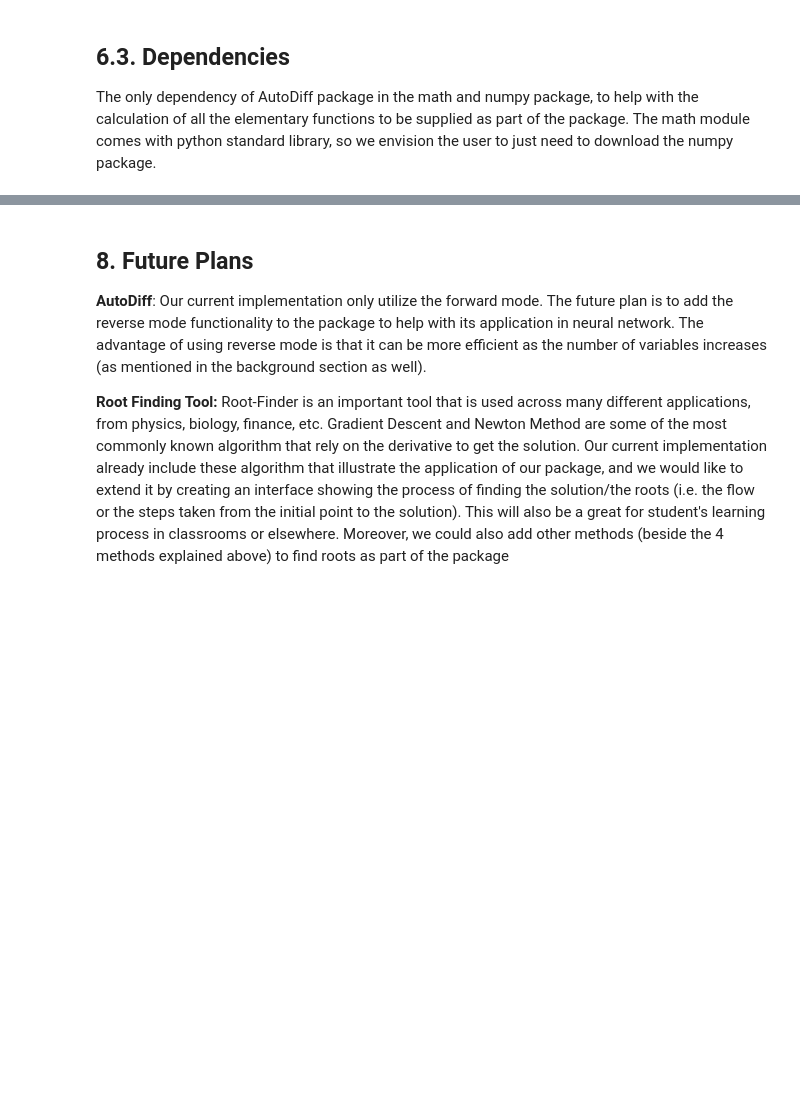
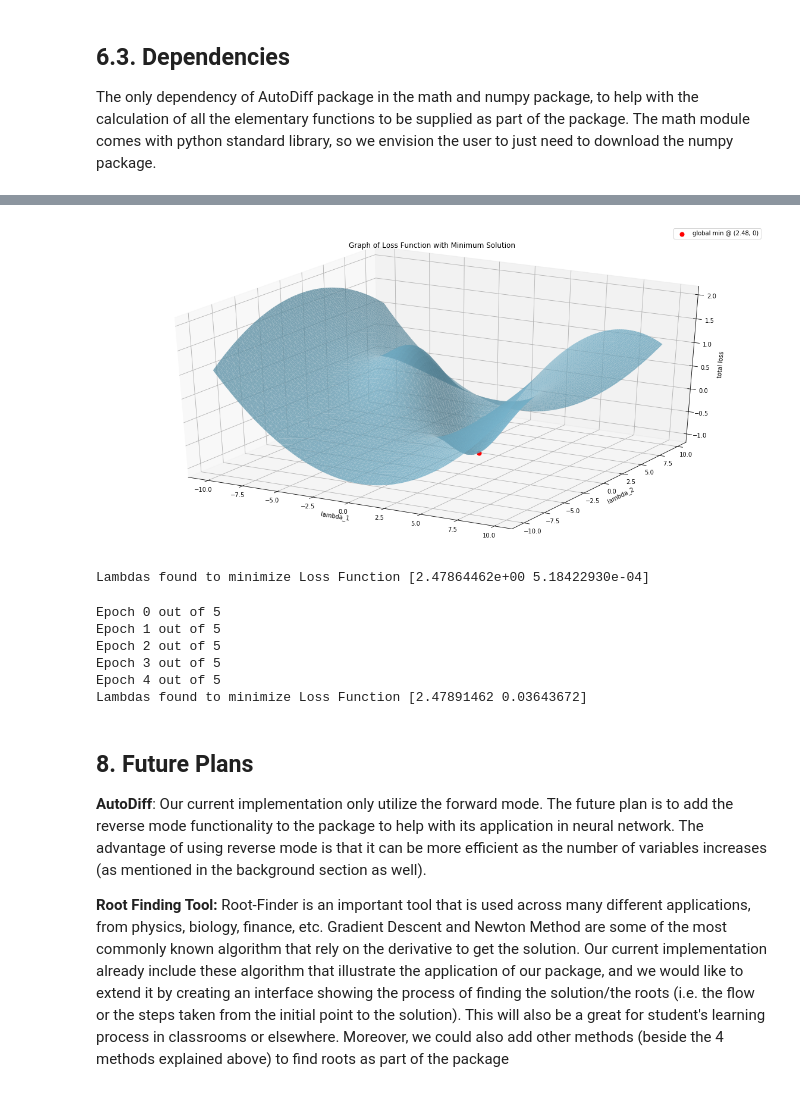
Before and after one commit to shujian-zhu/cs207-FinalProject, a Jupyter notebook: docs/documentation.ipynb, the cells around one changed output, grey strips where cells are left out. Saved outputs shown, nothing was run; the diff lists cells and outputs as text; code cells hidden in the pictures; blank space fills up the shorter version.

```diff
--- a/docs/documentation.ipynb
+++ b/docs/documentation.ipynb
@@ -658,3 +800,60 @@ If we are dealing with a single variable function with a scalar input, then the
+# %%
+import matplotlib.pyplot as plt
+# Define lambda_function L
+L = lambda l1, l2, x, y: 0.000045 * l2**2 * y.sum() - 0.000098 * l1**2 * x.sum() +0.003926 * x.sum() * l1 * np.exp(-0.1 * (l1**2 + l2**2))
+#Define my datapoints arbitrarrily
+x=np.array([i if i%2 else i-1 for i in range(-10000,10001)]+[i if i%2 else i-1 for i in range(-10000,10001)])/100
+y=np.array([-i if i%2 else -i-1 for i in range(-10000,10001)]+[i if i%2 else i-1 for i in range(-10000,10001)])/100
+plt.scatter(x, y, color='silver', s=1)
+plt.xlabel('x')
+plt.ylabel('y')
+plt.title('Visualization of my datapoints');
+# %%
+from mpl_toolkits.mplot3d import Axes3D
+#cover the domain of the pdf with a grid and get the coordinates of the grid vertices
+delta = 0.25
+l1 = np.arange(-10, 10, delta)
+l2 = np.arange(-10, 10, delta)
+l1, l2 = np.meshgrid(l1, l2)
+
+loss = L(l1, l2, x, y)
+
+fig = plt.figure(figsize=(20, 10))
+
+#plot 3D suface of pdf in R^3
+ax2 = fig.add_subplot(111, projection='3d')
+ax2.plot_trisurf(l1.flatten(), l2.flatten(), loss.flatten(), linewidth=0.2, antialiased=True, color='skyblue', alpha=0.8)
+ax2.scatter([2.48], [0], [L(2.48, 0, x, y)], color='red', s=50, label='global min @ (2.48, 0)')
+ax2.set_xlabel('lambda_1')
+ax2.set_ylabel('lambda_2')
+ax2.set_zlabel('total loss')
+ax2.set_title('Graph of Loss Function with Minimum Solution')
+ax2.legend(loc='best')
+
+plt.show()
+# %% [output]
+[figure, added]
+# %%
+Loss_function = lambda l1, l2:L(l1, l2, x, y)
+init_value=[1,1]
+optim_lambdas,grad_optim,history_GD,grad_norms_GD=gradient_descent(Loss_function, init_value, step_size=0.01, precision=1e-4, max_steps=1e6, history=True)
+print("Lambdas found to minimize Loss Function",optim_lambdas)
+# %% [output]
+Lambdas found to minimize Loss Function [2.47864462e+00 5.18422930e-04]
+# %%
+from AutoDiff import stochastic_gradient_descent as sgd
+
+init_value=[1,1]
+Loss_function_bis = lambda init_value,x ,y :L(init_value[0],init_value[1],x,y)
+optim_lambdas,grad_optim,history_GD=sgd(Loss_function_bis, init_value,x ,y, step_size=0.1,batch_size=32,history=True)
+print("Lambdas found to minimize Loss Function",optim_lambdas)
+# %% [output]
+Epoch 0 out of 5
+Epoch 1 out of 5
+Epoch 2 out of 5
+Epoch 3 out of 5
+Epoch 4 out of 5
+Lambdas found to minimize Loss Function [2.47891462 0.03643672]
 # %% [markdown]
 ## 8. Future Plans
 
```
Also changed, not shown: parts of 22 cells of this notebook, 2 other files.
